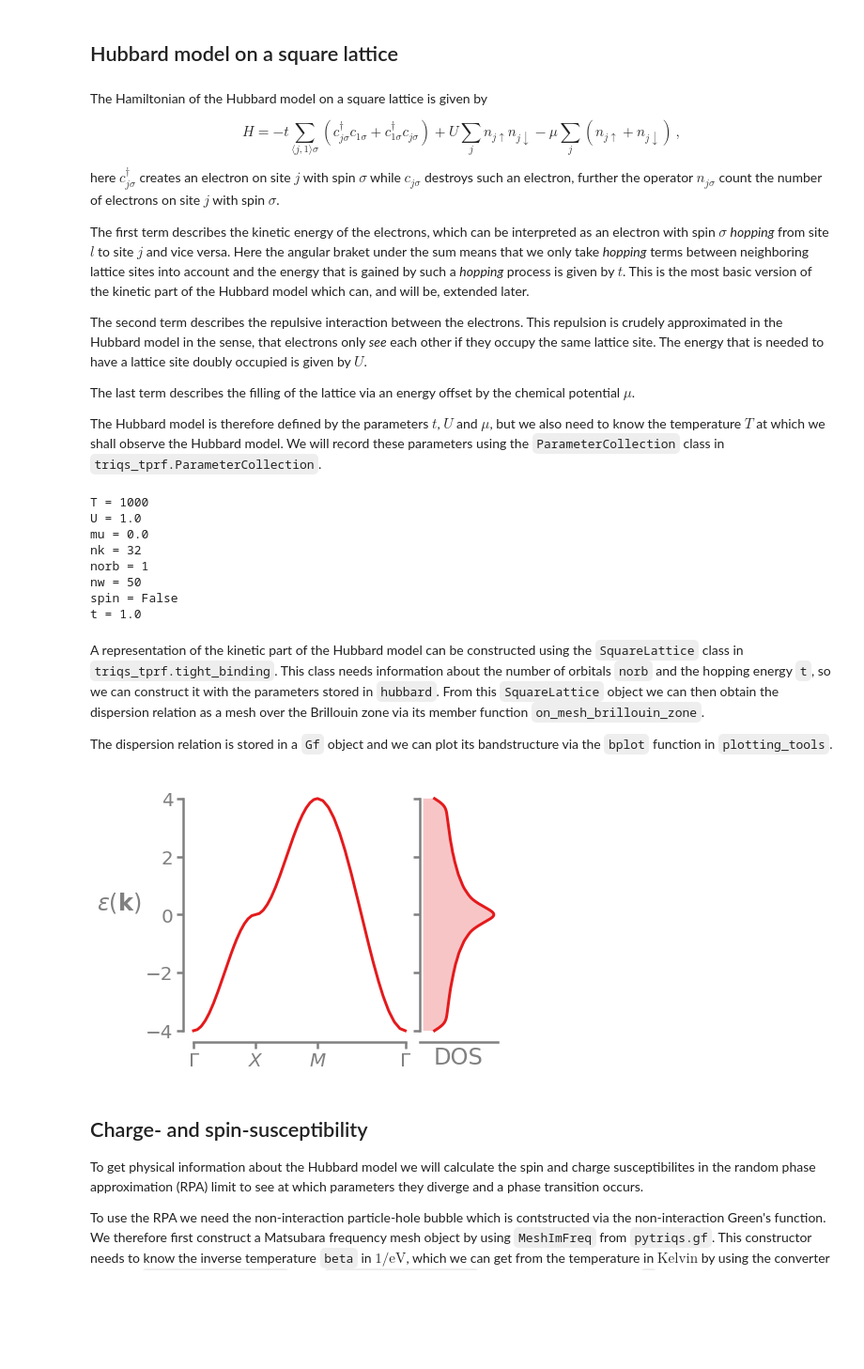
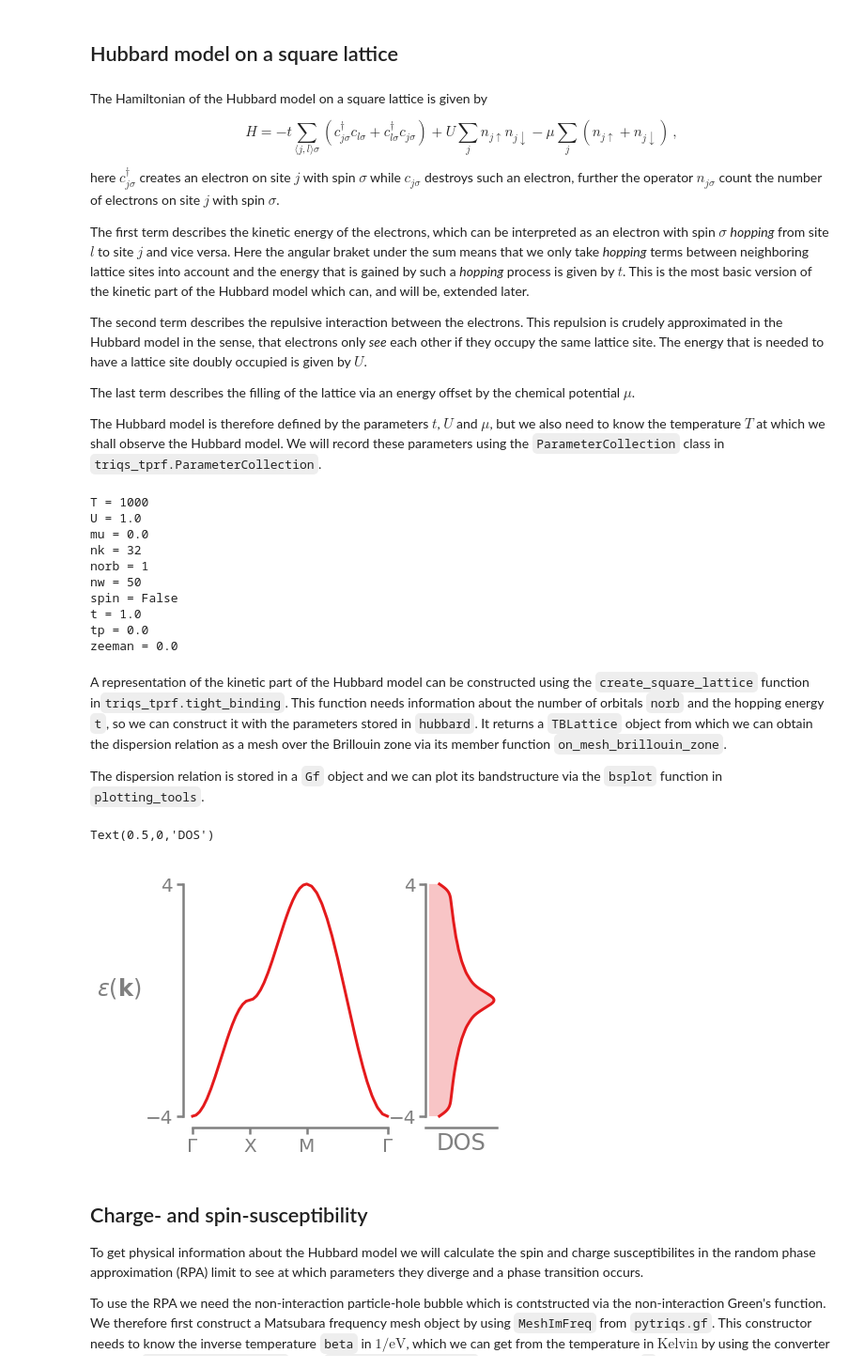
Before and after one commit to TRIQS/tprf, a Jupyter notebook: benchmark/eliashberg/particle_hole_transformation/PHT_Hubbard_Model.ipynb, the cells around one changed output. Shown at 94% size. Drawn from its saved outputs; the diff is of its cells as text; code cells hidden in the pictures; blank space fills up the shorter version.

Commit message:
[bench] move PHT Hubbard notbeook to benchmark

```diff
--- a/doc/user_guide/PHT_Hubbard_Model.ipynb
+++ b/benchmark/eliashberg/particle_hole_transformation/PHT_Hubbard_Model.ipynb
@@ -5,7 +5,7 @@ import numpy as np
 
 from pytriqs.plot.mpl_interface import plt
 # %%
-plt.style.use('./notebook.mplstyle')
+plt.style.use('../../../doc/user_guide/notebook.mplstyle')
 # %% [markdown]
 # Using the (semi) particle-hole transformation on the Hubbard model on a square lattice
 # %% [markdown]
@@ -14,7 +14,7 @@ plt.style.use('./notebook.mplstyle')
 The Hamiltonian of the Hubbard model on a square lattice is given by
 
 $$
-H=-t \sum_{\langle j, 1\rangle \sigma}\left(c_{j \sigma}^{\dagger} c_{1 \sigma}+c_{1 \sigma}^{\dagger} c_{j \sigma}\right)+U \sum_{j} n_{j \uparrow} n_{j \downarrow}-\mu \sum_{j}\left(n_{j \uparrow}+n_{j \downarrow}\right)\,,
+H=-t \sum_{\langle j, l\rangle \sigma}\left(c_{j \sigma}^{\dagger} c_{l \sigma}+c_{l \sigma}^{\dagger} c_{j \sigma}\right)+U \sum_{j} n_{j \uparrow} n_{j \downarrow}-\mu \sum_{j}\left(n_{j \uparrow}+n_{j \downarrow}\right)\,,
 $$
 
 here $c_{j\sigma}^{\dagger}$ creates an electron on site $j$ with spin $\sigma$ while $c_{j\sigma}$ destroys such an electron, further the operator $n_{j\sigma}$ count the number of electrons on site $j$ with spin $\sigma$.
@@ -42,6 +42,10 @@ hubbard = ParameterCollection(   # -- Model Parameter
                                  T=1000, # Temperature.
                                  spin=False, # Treat indices only for orbital character.
 
+                                 # -- Model Parameter which will be used later
+                                 tp=0.0, # Hopping to next-nearest neighbor
+                                 zeeman=0.0, # Strength of zeeman term
+
                                  # -- Technical parameter
                                  nk=32, # Number of points in one dimension considered in the Brillouin zone.
                                  nw=50, # Number of Matsubara points in positive dimension.
@@ -56,58 +60,45 @@ norb = 1
 nw = 50
 spin = False
 t = 1.0
+tp = 0.0
+zeeman = 0.0
 # %% [markdown]
-A representation of the kinetic part of the Hubbard model can be constructed using the `SquareLattice` class in `triqs_tprf.tight_binding`.
-This class needs information about the number of orbitals `norb` and the hopping energy `t`, so we can construct it with the parameters stored in `hubbard`.
-From this `SquareLattice` object we can then obtain the dispersion relation as a mesh over the Brillouin zone via its member function `on_mesh_brillouin_zone`.
+A representation of the kinetic part of the Hubbard model can be constructed using the `create_square_lattice` function in`triqs_tprf.tight_binding`.
+This function needs information about the number of orbitals `norb` and the hopping energy `t`, so we can construct it with the parameters stored in `hubbard`.
+It returns a `TBLattice` object from which we can obtain the dispersion relation as a mesh over the Brillouin zone via its member function `on_mesh_brillouin_zone`.
 
-The dispersion relation is stored in a `Gf` object and we can plot its bandstructure via the `bplot` function in `plotting_tools`.
+The dispersion relation is stored in a `Gf` object and we can plot its bandstructure via the `bsplot` function in `plotting_tools`.
 # %%
-from triqs_tprf.tight_binding import SquareLattice
+from triqs_tprf.tight_binding import create_square_lattice
 
-H = SquareLattice(**hubbard)
+H = create_square_lattice(norb=hubbard.norb, t=hubbard.t)
 
 e_k = H.on_mesh_brillouin_zone(n_k=(hubbard.nk, hubbard.nk, 1))
+# %%
+path = [(r'$\Gamma$', np.array([0.0, 0.0, 0.0])),
+        ('X', np.array([0.5, 0.0, 0.0])),
+        ('M', np.array([0.5, 0.5, 0.0])),
+        (r'$\Gamma$', np.array([0.0, 0.0, 0.0])),
+       ]
 # %%
 from matplotlib import gridspec
-from scipy.stats import gaussian_kde
-from plotting_tools import bsplot
+from triqs_tprf.plotting_tools import bsplot, dosplot
 
 gs = gridspec.GridSpec(1, 2, width_ratios=[3, 1])
-gs.update(wspace=0.025, hspace=0.05)
+gs.update(wspace=0.2, hspace=0.05)
 
 # -- Bandstructure
 ax_bs = plt.subplot(gs[0])
-
-lower_limit = np.min(e_k.data.real)
-upper_limit = np.max(e_k.data.real)
-
-path = 'G-X-M-G'
 ax_bs.bsplot(e_k, path)
-
-ax_bs.spines['left'].set_bounds(lower_limit, upper_limit)
-ax_bs.spines['bottom'].set_bounds(ax_bs.get_xticks()[0], ax_bs.get_xticks()[-1])
-
 ax_bs.set_ylabel('$\epsilon(\mathbf{k})$', rotation=0, ha='right')
 
 # -- Density of states
 ax_dos = plt.subplot(gs[1])
-
-dos = gaussian_kde(e_k.data[:,0,0].real)
-xs = np.linspace(lower_limit, upper_limit , 500)
-dos.covariance_factor = lambda : .1
-dos._compute_covariance()
-
-ax_dos.plot(dos(xs).real, xs)
-ax_dos.fill_betweenx(xs, dos(xs).real, [0]*len(xs), alpha=0.25)
+ax_dos.dosplot(e_k)
 ax_dos.set_xlabel('DOS')
-
-ax_dos.set_yticklabels([''])
-ax_dos.set_xticks([])
-
-ax_dos.spines['left'].set_bounds(lower_limit, upper_limit)
 # %% [output]
+Text(0.5,0,'DOS')
-[figure, old version]
+[figure, new version]
 # %% [markdown]
 ## Charge- and spin-susceptibility
 
```
Also changed, not shown: parts of 10 cells of this notebook, 3 other files.
